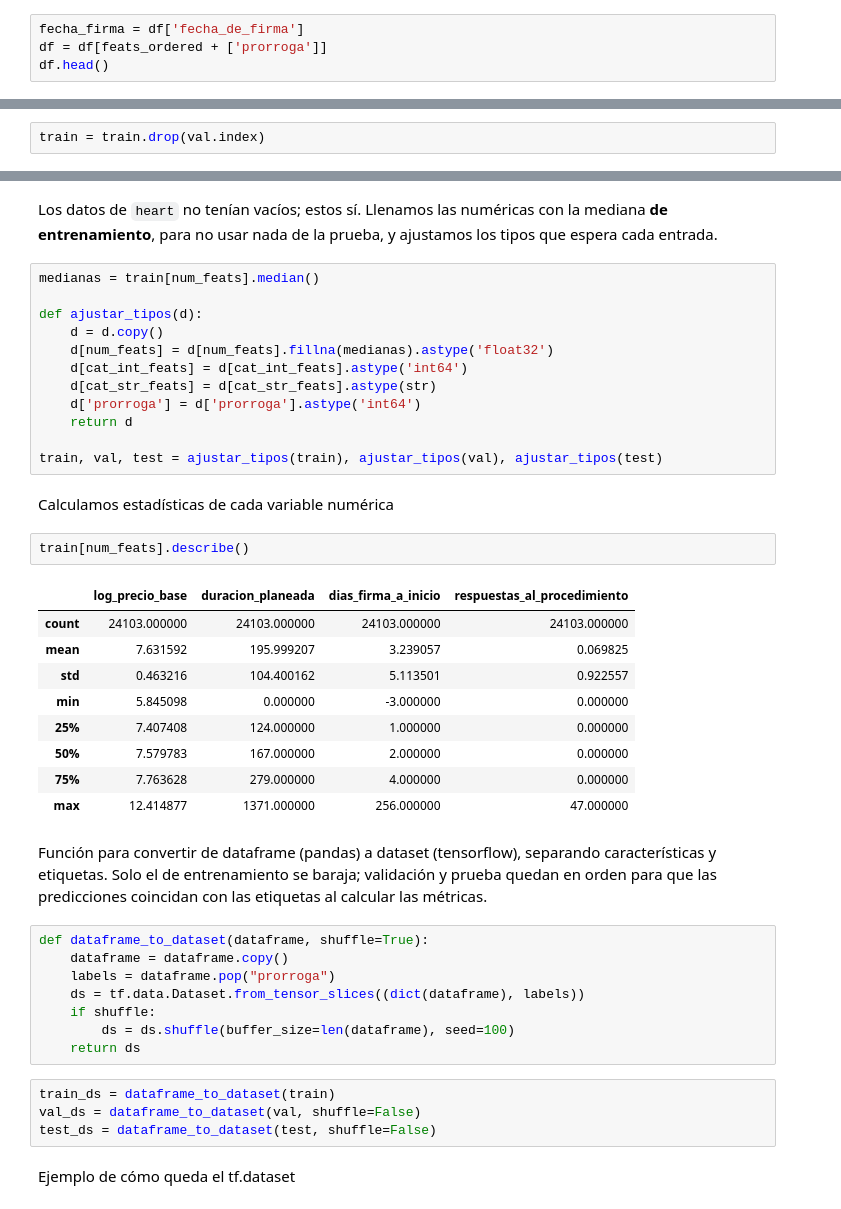
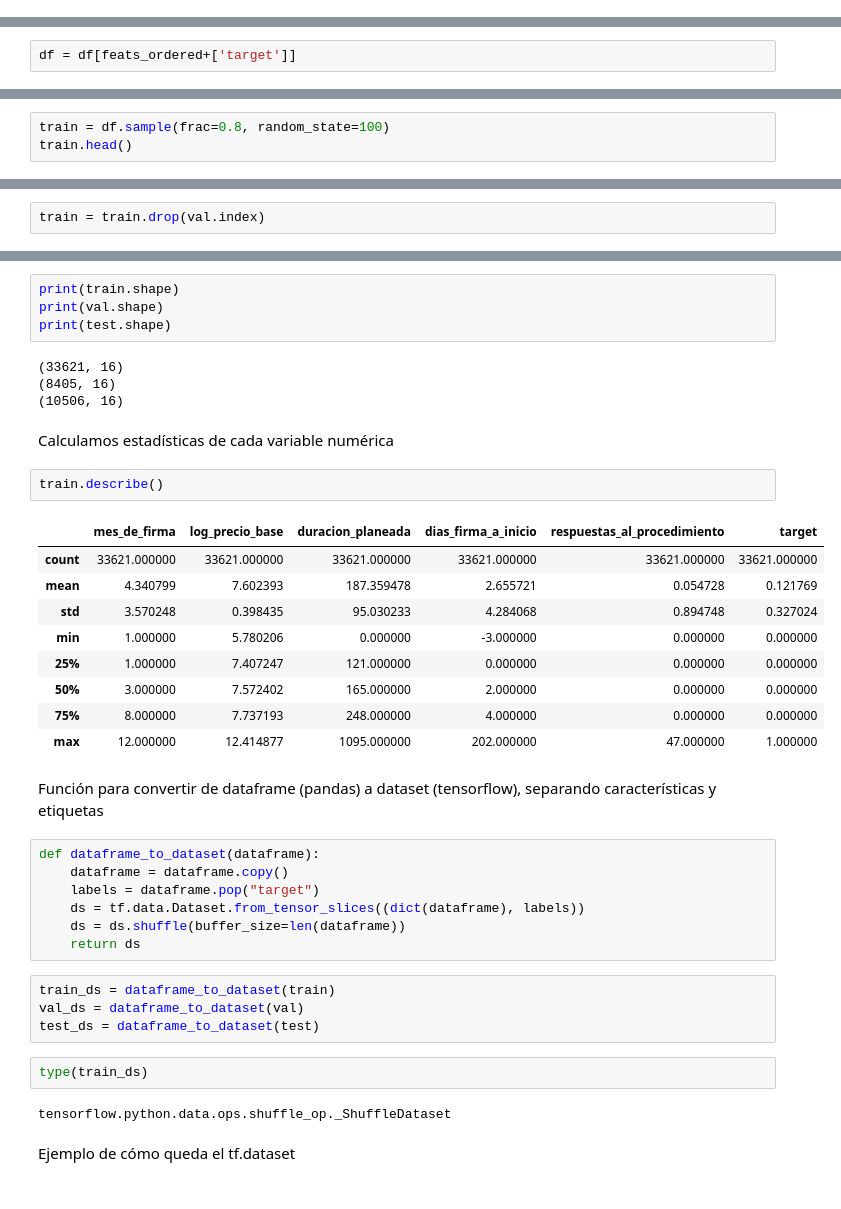
Before and after one commit to cristian72421/secop2-pipeline, a Jupyter notebook: notebooks/modelo_prorrogas.ipynb, the cells around one changed output, grey strips where cells are left out. Saved outputs shown, nothing was run; the diff lists cells and outputs as text.

```diff
--- a/notebooks/modelo_prorrogas.ipynb
+++ b/notebooks/modelo_prorrogas.ipynb
@@ -126,4 +101,0 @@ Guardamos la fecha de firma (la usamos para separar) y reordenamos el dataframe
-# %%
-fecha_firma = df['fecha_de_firma']
-df = df[feats_ordered + ['prorroga']]
-df.head()
@@ -143,0 +102,2 @@ train = df.drop(test.index)
+# %%
+df = df[feats_ordered+['target']]
@@ -143,0 +115,3 @@ train = df.drop(test.index)
+# %%
+train = df.sample(frac=0.8, random_state=100)
+train.head()
@@ -155,45 +147,42 @@ Prueba         n =  22618   con prórroga = 17.6%
-# %% [markdown]
-Los datos de `heart` no tenían vacíos; estos sí. Llenamos las numéricas con la mediana **de entrenamiento**, para no usar nada de la prueba, y ajustamos los tipos que espera cada entrada.
-# %%
-medianas = train[num_feats].median()
-
-def ajustar_tipos(d):
-    d = d.copy()
-    d[num_feats] = d[num_feats].fillna(medianas).astype('float32')
-    d[cat_int_feats] = d[cat_int_feats].astype('int64')
-    d[cat_str_feats] = d[cat_str_feats].astype(str)
-    d['prorroga'] = d['prorroga'].astype('int64')
-    return d
-
-train, val, test = ajustar_tipos(train), ajustar_tipos(val), ajustar_tipos(test)
+# %%
+print(train.shape)
+print(val.shape)
+print(test.shape)
+# %% [output]
+(33621, 16)
+(8405, 16)
+(10506, 16)
 # %% [markdown]
 Calculamos estadísticas de cada variable numérica
 # %%
-train[num_feats].describe()
+train.describe()
 # %% [output]
-|  | log_precio_base | duracion_planeada | dias_firma_a_inicio | respuestas_al_procedimiento |
-| count | 24103.000000 | 24103.000000 | 24103.000000 | 24103.000000 |
-| mean | 7.631592 | 195.999207 | 3.239057 | 0.069825 |
-| std | 0.463216 | 104.400162 | 5.113501 | 0.922557 |
-| min | 5.845098 | 0.000000 | -3.000000 | 0.000000 |
-| 25% | 7.407408 | 124.000000 | 1.000000 | 0.000000 |
-| 50% | 7.579783 | 167.000000 | 2.000000 | 0.000000 |
-| 75% | 7.763628 | 279.000000 | 4.000000 | 0.000000 |
-| max | 12.414877 | 1371.000000 | 256.000000 | 47.000000 |
+|  | mes_de_firma | log_precio_base | duracion_planeada | dias_firma_a_inicio | respuestas_al_procedimiento | target |
+| count | 33621.000000 | 33621.000000 | 33621.000000 | 33621.000000 | 33621.000000 | 33621.000000 |
+| mean | 4.340799 | 7.602393 | 187.359478 | 2.655721 | 0.054728 | 0.121769 |
+| std | 3.570248 | 0.398435 | 95.030233 | 4.284068 | 0.894748 | 0.327024 |
+| min | 1.000000 | 5.780206 | 0.000000 | -3.000000 | 0.000000 | 0.000000 |
+| 25% | 1.000000 | 7.407247 | 121.000000 | 0.000000 | 0.000000 | 0.000000 |
+| 50% | 3.000000 | 7.572402 | 165.000000 | 2.000000 | 0.000000 | 0.000000 |
+| 75% | 8.000000 | 7.737193 | 248.000000 | 4.000000 | 0.000000 | 0.000000 |
+| max | 12.000000 | 12.414877 | 1095.000000 | 202.000000 | 47.000000 | 1.000000 |
 # %% [markdown]
-Función para convertir de dataframe (pandas) a dataset (tensorflow), separando características y etiquetas. Solo el de entrenamiento se baraja; validación y prueba quedan en orden para que las predicciones coincidan con las etiquetas al calcular las métricas.
+Función para convertir de dataframe (pandas) a dataset (tensorflow), separando características y etiquetas
 # %%
-def dataframe_to_dataset(dataframe, shuffle=True):
+def dataframe_to_dataset(dataframe):
     dataframe = dataframe.copy()
-    labels = dataframe.pop("prorroga")
+    labels = dataframe.pop("target")
     ds = tf.data.Dataset.from_tensor_slices((dict(dataframe), labels))
-    if shuffle:
-        ds = ds.shuffle(buffer_size=len(dataframe), seed=100)
+    ds = ds.shuffle(buffer_size=len(dataframe))
     return ds
 # %%
 train_ds = dataframe_to_dataset(train)
-val_ds = dataframe_to_dataset(val, shuffle=False)
-test_ds = dataframe_to_dataset(test, shuffle=False)
+val_ds = dataframe_to_dataset(val)
+test_ds = dataframe_to_dataset(test)
+# %%
+type(train_ds)
+# %% [output]
+tensorflow.python.data.ops.shuffle_op._ShuffleDataset
 # %% [markdown]
 Ejemplo de cómo queda el tf.dataset
 # %%
```
Also changed, not shown: parts of 67 cells of this notebook, 4 other files.
